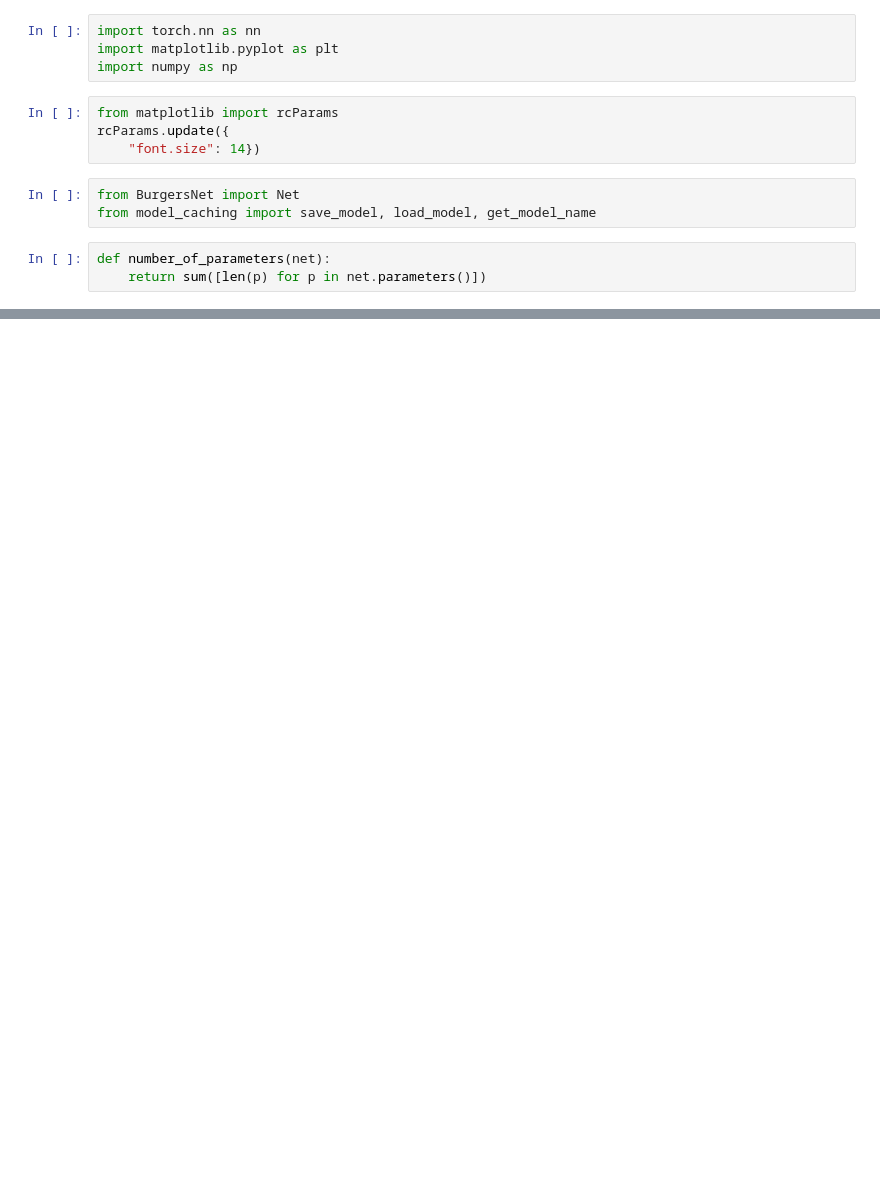
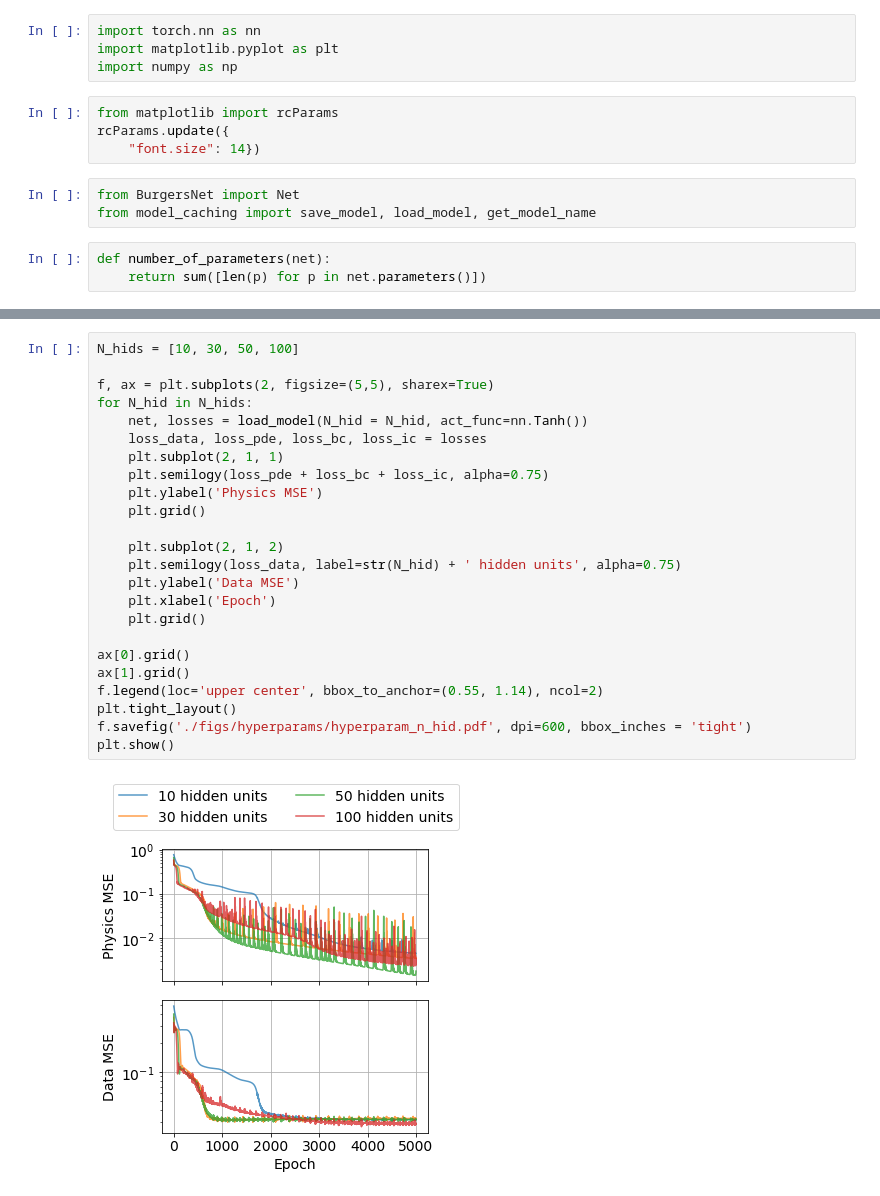
Before and after one commit to runehoejlund/deep-learning-pinn, a Jupyter notebook: hyperparams.ipynb, the cells around one changed output, grey strips where cells are left out. Saved outputs shown, nothing was run; the diff lists cells and outputs as text; blank space fills up the shorter version.

Commit message:
avoid cropping of figure

```diff
--- a/hyperparams.ipynb
+++ b/hyperparams.ipynb
@@ -100,0 +91,26 @@ plt.show()
+# %%
+N_hids = [10, 30, 50, 100]
+
+f, ax = plt.subplots(2, figsize=(5,5), sharex=True)
+for N_hid in N_hids:
+    net, losses = load_model(N_hid = N_hid, act_func=nn.Tanh())
+    loss_data, loss_pde, loss_bc, loss_ic = losses
+    plt.subplot(2, 1, 1)
+    plt.semilogy(loss_pde + loss_bc + loss_ic, alpha=0.75)
+    plt.ylabel('Physics MSE')
+    plt.grid()
+
+    plt.subplot(2, 1, 2)
+    plt.semilogy(loss_data, label=str(N_hid) + ' hidden units', alpha=0.75)
+    plt.ylabel('Data MSE')
+    plt.xlabel('Epoch')
+    plt.grid()
+
+ax[0].grid()
+ax[1].grid()
+f.legend(loc='upper center', bbox_to_anchor=(0.55, 1.14), ncol=2)
+plt.tight_layout()
+f.savefig('./figs/hyperparams/hyperparam_n_hid.pdf', dpi=600, bbox_inches = 'tight')
+plt.show()
+# %% [output]
+[figure, added]
```
Also changed, not shown: parts of 3 cells of this notebook.
